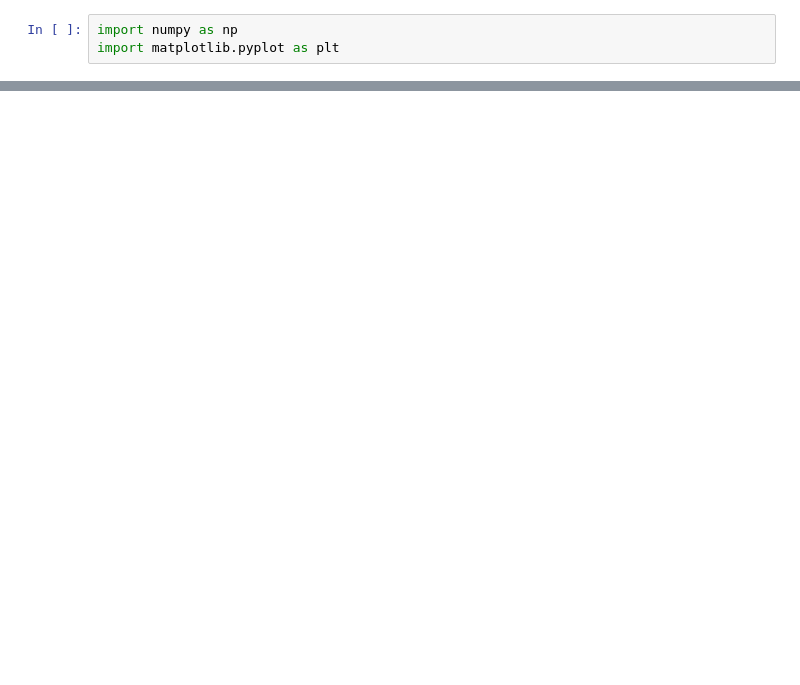
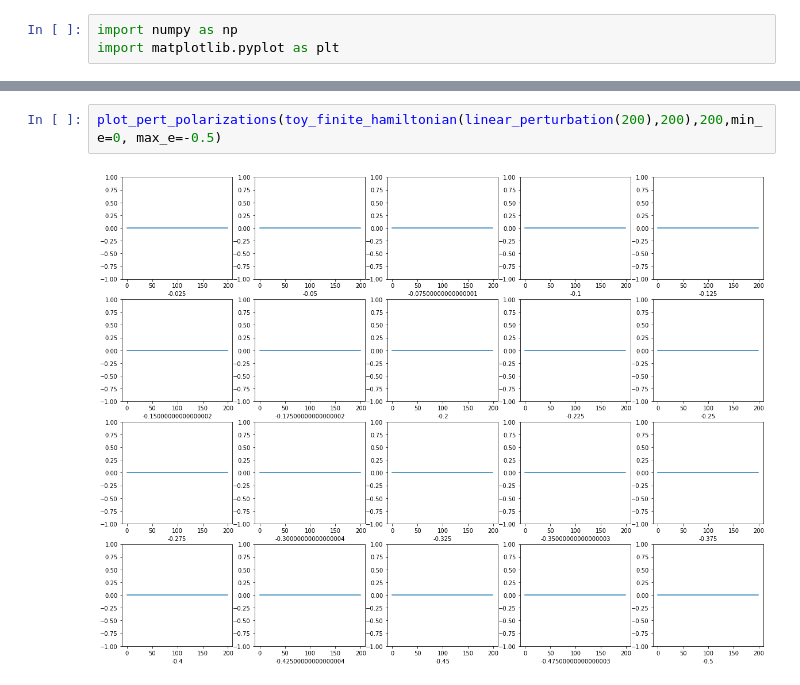
Before and after one commit to lucas-s-work/M4R, a Jupyter notebook: masters.ipynb, the cells around one changed output, grey strips where cells are left out. Saved outputs shown, nothing was run; the diff lists cells and outputs as text; blank space fills up the shorter version.

```diff
--- a/masters.ipynb
+++ b/masters.ipynb
@@ -407,0 +359,4 @@ plot_lattice_polarization_change(20, 10, steps=10, perturbation=linear_perturbat
+# %%
+plot_pert_polarizations(toy_finite_hamiltonian(linear_perturbation(200),200),200,min_e=0, max_e=-0.5)
+# %% [output]
+[figure, added]
```
Also changed, not shown: parts of 41 cells of this notebook.
